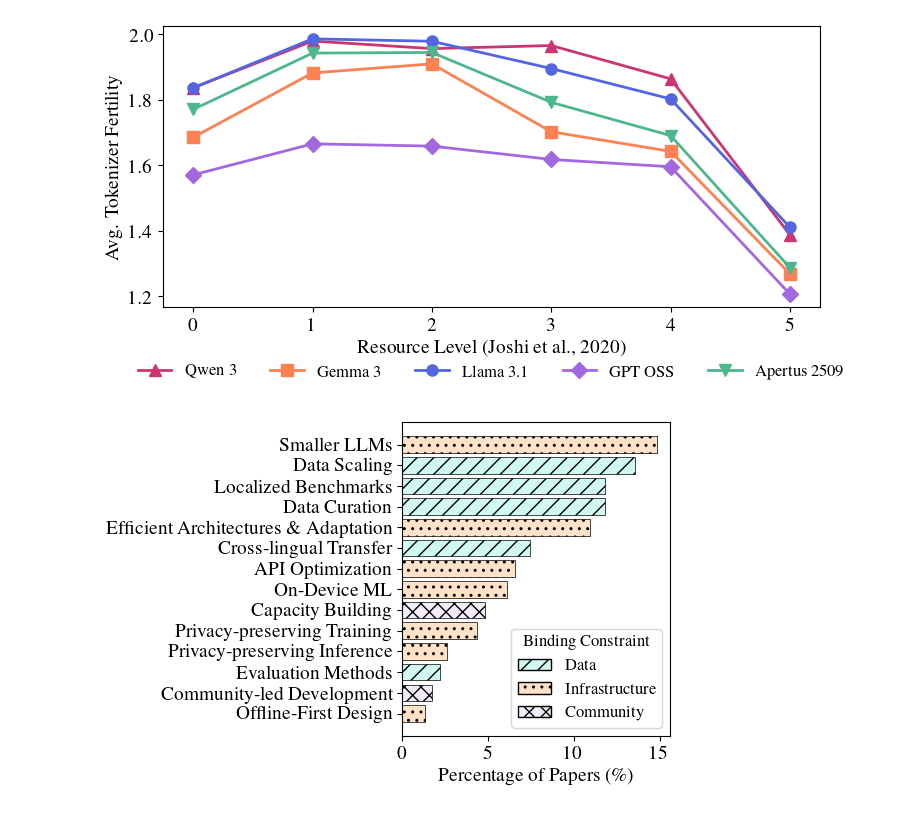
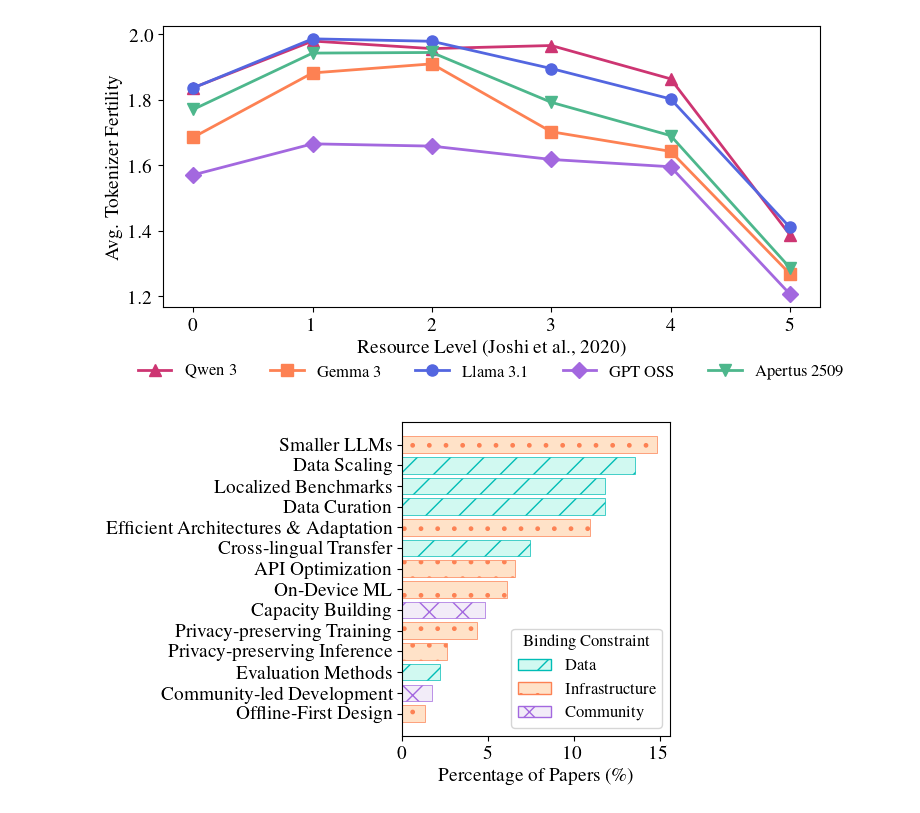
Before and after one commit to ljvmiranda921/edgeml-survey, a Jupyter notebook: notebooks/2026-02-12-figures-for-paper.ipynb, the cells around one changed output. Saved outputs shown, nothing was run; the diff lists cells and outputs as text; code cells hidden in the pictures.

```diff
--- a/notebooks/2026-02-12-figures-for-paper.ipynb
+++ b/notebooks/2026-02-12-figures-for-paper.ipynb
@@ -302,11 +302,23 @@ intervention_totals = (
 total_papers = intervention_totals.sum()
 intervention_pct = (intervention_totals / total_papers) * 100
 
-# Colors and hatches by binding constraint
+# Colors and subtle hatches by binding constraint (using darker Cambridge colors for hatches)
 constraint_styles = {
-    "Data": {"color": "#D1F9F1", "hatch": "//"},
-    "Infrastructure": {"color": "#FFE2C8", "hatch": ".."},
-    "Readiness": {"color": "#F2ECF8", "hatch": "xx"},  # Community
+    "Data": {
+        "color": "#D1F9F1",
+        "hatch": "/",
+        "hatch_color": CAMBRIDGE_COLORS["cambridge_warm_blue"],
+    },
+    "Infrastructure": {
+        "color": "#FFE2C8",
+        "hatch": ".",
+        "hatch_color": CAMBRIDGE_COLORS["crest"],
+    },
+    "Readiness": {
+        "color": "#F2ECF8",
+        "hatch": "x",
+        "hatch_color": CAMBRIDGE_COLORS["purple"],
+    },  # Community
 }
 
 # Get the dominant binding constraint for each intervention (for coloring)
@@ -322,41 +334,57 @@ def escape_latex(s):
 
 fig, ax = plt.subplots(figsize=(6, 4))
 
-# Create horizontal bar chart with black edge and hatches
+# Create horizontal bar chart with black edge
 bars = ax.barh(
     range(len(intervention_pct)),
     intervention_pct.values,
     color=[
         constraint_styles.get(dominant_constraint[i], {"color": "#CCCCCC"})["color"]
         for i in intervention_pct.index
     ],
     edgecolor="black",
     linewidth=0.5,
 )
 
-# Add hatches to each bar
+# Add hatches with darker colors to each bar
 for bar, intervention in zip(bars, intervention_pct.index):
     constraint = dominant_constraint[intervention]
-    hatch = constraint_styles.get(constraint, {"hatch": ""})["hatch"]
-    bar.set_hatch(hatch)
+    style = constraint_styles.get(constraint, {"hatch": "", "hatch_color": "black"})
+    bar.set_hatch(style["hatch"])
+    bar.set_edgecolor(style["hatch_color"])
 
 ax.set_yticks(range(len(intervention_pct)))
 ax.set_yticklabels([escape_latex(label) for label in intervention_pct.index])
 ax.set_xlabel(r"Percentage of Papers (\%)")
 ax.set_ylabel("")
 
-# Add legend with black edge and hatches
+# Add legend with matching hatch colors
 from matplotlib.patches import Patch
 
 legend_elements = [
-    Patch(facecolor="#D1F9F1", edgecolor="black", hatch="//", label="Data"),
-    Patch(facecolor="#FFE2C8", edgecolor="black", hatch="..", label="Infrastructure"),
-    Patch(facecolor="#F2ECF8", edgecolor="black", hatch="xx", label="Community"),
+    Patch(
+        facecolor="#D1F9F1",
+        edgecolor=CAMBRIDGE_COLORS["cambridge_warm_blue"],
+        hatch="/",
+        label="Data",
+    ),
+    Patch(
+        facecolor="#FFE2C8",
+        edgecolor=CAMBRIDGE_COLORS["crest"],
+        hatch=".",
+        label="Infrastructure",
+    ),
+    Patch(
+        facecolor="#F2ECF8",
+        edgecolor=CAMBRIDGE_COLORS["purple"],
+        hatch="x",
+        label="Community",
+    ),
 ]
 ax.legend(handles=legend_elements, title="Binding Constraint", loc="lower right")
 
 fig.tight_layout()
 fig.savefig(OUTPUT_DIR / "intervention_counts.pdf", bbox_inches="tight", dpi=300)
 plt.show()
 # %% [output]
-[figure, old version]
+[figure, new version]
```
